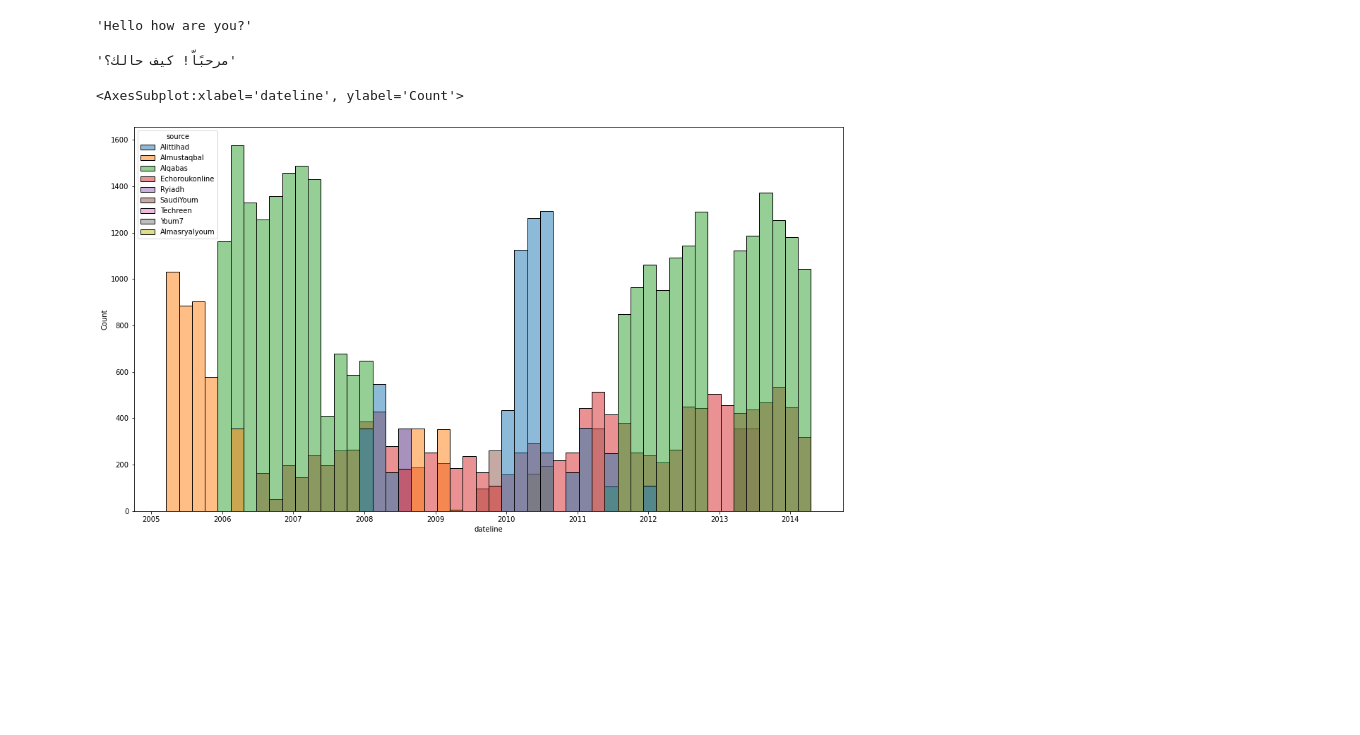
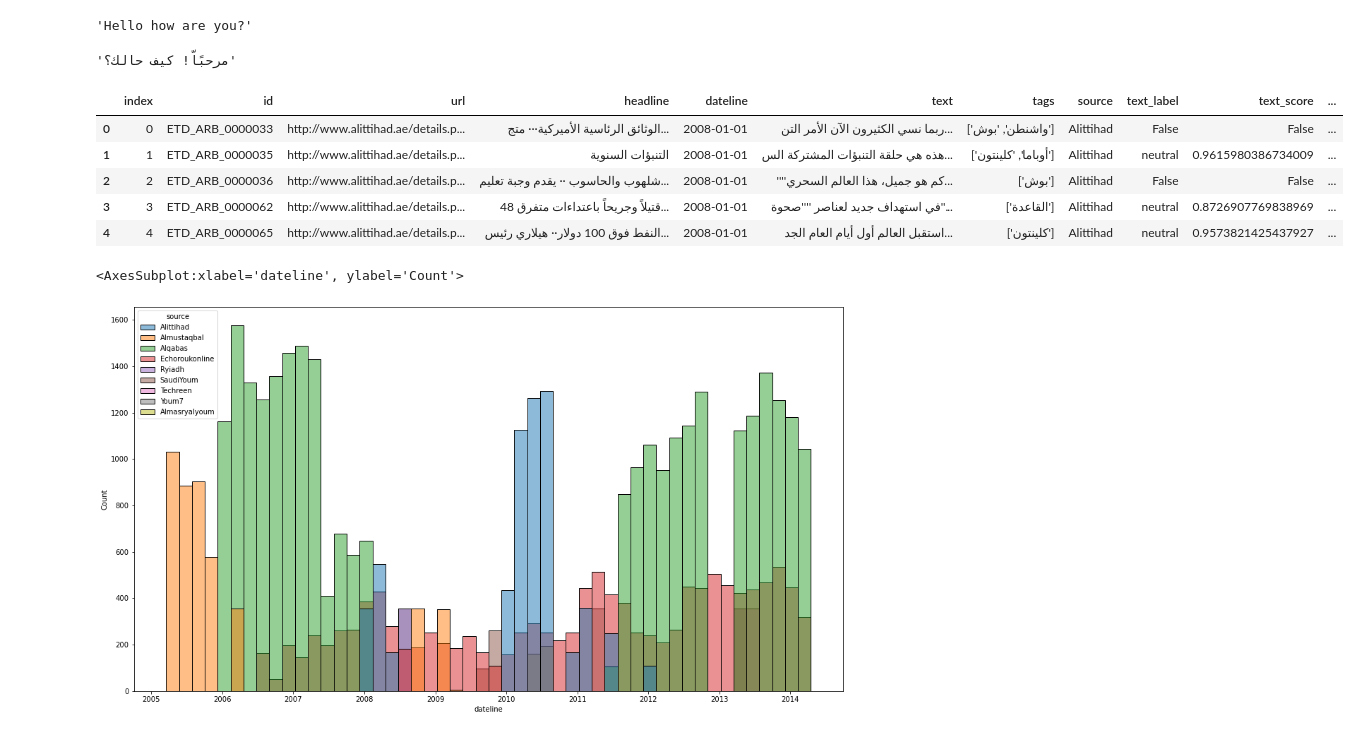
Before and after one commit to Rachuig-Green-Rackley-Shiben/arabic_media_nlp_project, a Jupyter notebook: paigework/exploration.ipynb, the cells around one changed output. Saved outputs shown, nothing was run; the diff lists cells and outputs as text; code cells hidden in the pictures; blank space fills up the shorter version.

```diff
--- a/paigework/exploration.ipynb
+++ b/paigework/exploration.ipynb
@@ -40,7 +40,15 @@ translation.text
 # %%
 new = pd.read_csv('daily8_3.csv')
 new['dateline'] = pd.to_datetime(new['dateline'])
 df = new
+df.head()
+# %% [output]
+|  | index | id | url | headline | dateline | text | tags | source | text_label | text_score | ... |
+| 0 | 0 | ETD_ARB_0000033 | http://www.alittihad.ae/details.p... | الوثائق الرئاسية الأميركية··· متج... | 2008-01-01 | ربما نسي الكثيرون الآن الأمر التن... | ['واشنطن', 'بوش'] | Alittihad | False | False | ... |
+| 1 | 1 | ETD_ARB_0000035 | http://www.alittihad.ae/details.p... | التنبؤات السنوية | 2008-01-01 | هذه هي حلقة التنبؤات المشتركة الس... | ['أوباما', 'كلينتون'] | Alittihad | neutral | 0.9615980386734009 | ... |
+| 2 | 2 | ETD_ARB_0000036 | http://www.alittihad.ae/details.p... | شلهوب والحاسوب ·· يقدم وجبة تعليم... | 2008-01-01 | ''''كم هو جميل، هذا العالم السحري... | ['بوش'] | Alittihad | False | False | ... |
+| 3 | 3 | ETD_ARB_0000062 | http://www.alittihad.ae/details.p... | 48 قتيلاً وجريحاً باعتداءات متفرق... | 2008-01-01 | في استهداف جديد لعناصر ''''صحوة''... | ['القاعدة'] | Alittihad | neutral | 0.8726907769838969 | ... |
+| 4 | 4 | ETD_ARB_0000065 | http://www.alittihad.ae/details.p... | النفط فوق 100 دولار·· هيلاري رئيس... | 2008-01-01 | استقبل العالم أول أيام العام الجد... | ['كلينتون'] | Alittihad | neutral | 0.9573821425437927 | ... |
 # %%
 def encode_sentiment(df, columns_to_encode):
     dummies_list = columns_to_encode
```
